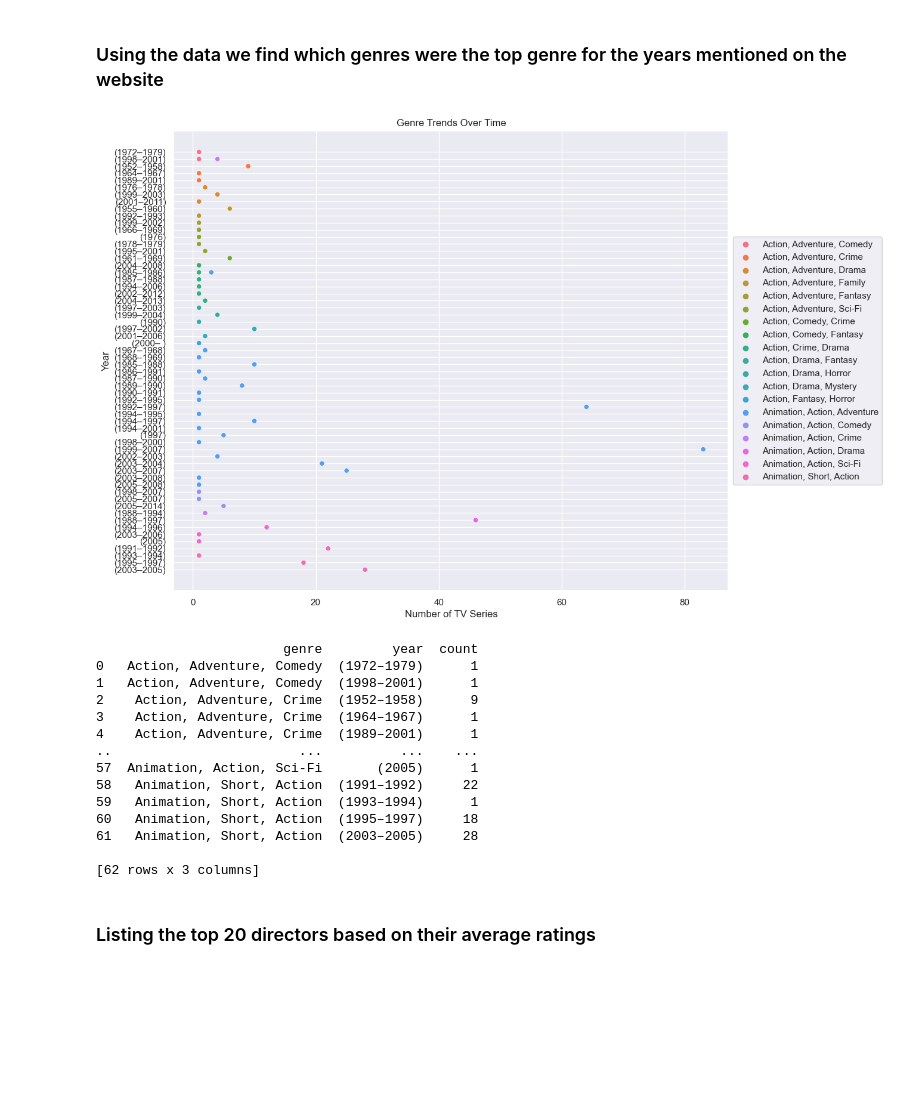
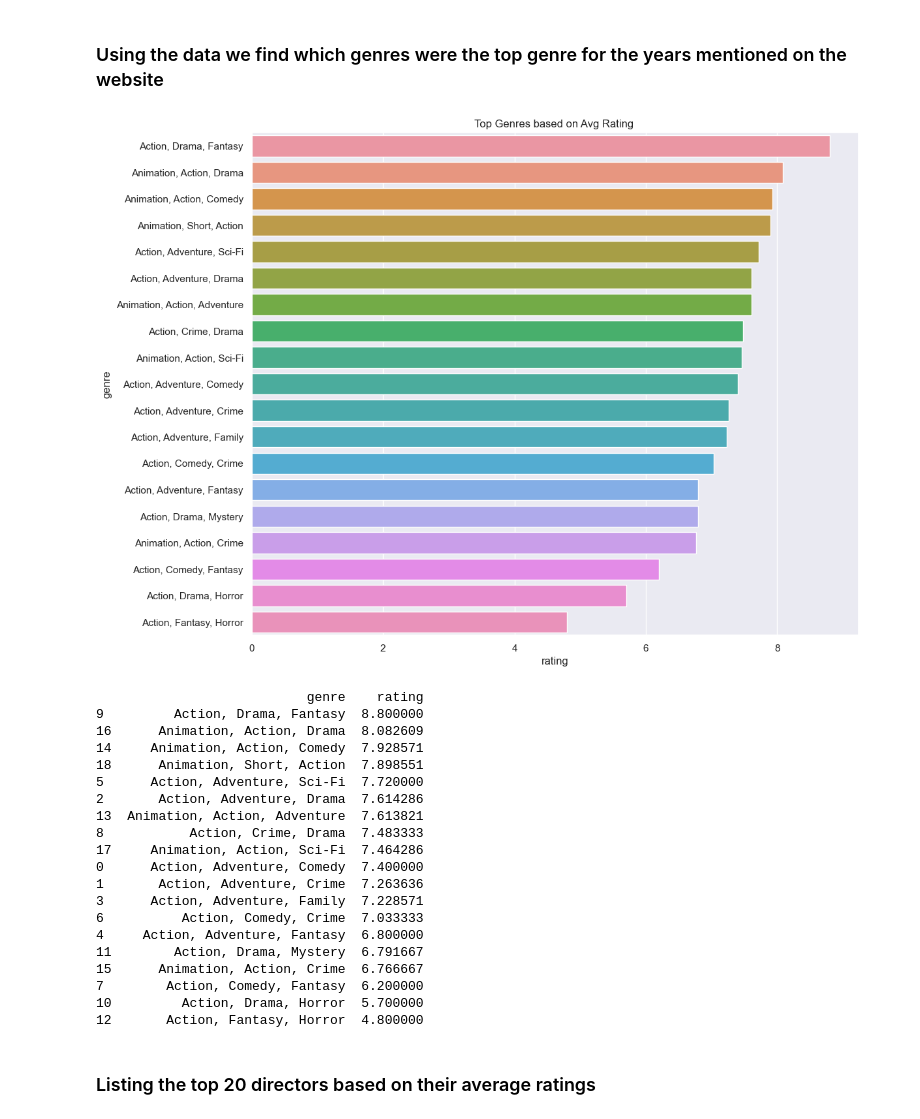
Before and after one commit to prateek-balani/data-analysis, a Jupyter notebook: data-analysis-imdb.ipynb, the cells around one changed output. Drawn from its saved outputs; the diff is of its cells as text; code cells hidden in the pictures; blank space fills up the shorter version.

```diff
--- a/data-analysis-imdb.ipynb
+++ b/data-analysis-imdb.ipynb
@@ -63,38 +58,43 @@ dataload_ex
 # Analysing the data
 # %% [markdown]
 ### Using the data we find which genres were the top genre for the years mentioned on the website
-# %%
-# grouping data
-genre_over_the_years = dataload_ex[["genre","year"]]
-genre_year = genre_over_the_years.groupby(["genre","year"]).size().reset_index(name='count')
-
-
-
-# plot
-sns.scatterplot(data=genre_year, x= "count",y="year", hue="genre")
-plt.xlabel('Number of TV Series')
-plt.ylabel('Year')
-plt.title('Genre Trends Over Time')
-plt.legend(loc='center left', bbox_to_anchor=(1, 0.5))
-
-plt.show()
-print(genre_year)
-# %% [output]
-[figure, removed]
-                        genre         year  count
-0   Action, Adventure, Comedy  (1972–1979)      1
-1   Action, Adventure, Comedy  (1998–2001)      1
-2    Action, Adventure, Crime  (1952–1958)      9
-3    Action, Adventure, Crime  (1964–1967)      1
-4    Action, Adventure, Crime  (1989–2001)      1
-..                        ...          ...    ...
-57  Animation, Action, Sci-Fi       (2005)      1
-58   Animation, Short, Action  (1991–1992)     22
-59   Animation, Short, Action  (1993–1994)      1
-60   Animation, Short, Action  (1995–1997)     18
-61   Animation, Short, Action  (2003–2005)     28
-
-[62 rows x 3 columns]
+# %%
+# grouping data
+
+dataload_ex_copy1 = dataload_ex.copy()
+
+genre_avg_rating = dataload_ex_copy1.explode('genre').groupby('genre')['rating'].mean().reset_index()
+genre_avg_rating = genre_avg_rating.sort_values("rating", ascending=False)
+# plot
+sns.barplot(data=genre_avg_rating, x="rating",y="genre")
+plt.ylabel('genre')
+plt.xlabel('rating')
+plt.title('Top Genres based on Avg Rating ')
+
+plt.show()
+print(genre_avg_rating)
+# %% [output]
+[figure, added]
+                           genre    rating
+9         Action, Drama, Fantasy  8.800000
+16      Animation, Action, Drama  8.082609
+14     Animation, Action, Comedy  7.928571
+18      Animation, Short, Action  7.898551
+5      Action, Adventure, Sci-Fi  7.720000
+2       Action, Adventure, Drama  7.614286
+13  Animation, Action, Adventure  7.613821
+8           Action, Crime, Drama  7.483333
+17     Animation, Action, Sci-Fi  7.464286
+0      Action, Adventure, Comedy  7.400000
+1       Action, Adventure, Crime  7.263636
+3      Action, Adventure, Family  7.228571
+6          Action, Comedy, Crime  7.033333
+4     Action, Adventure, Fantasy  6.800000
+11        Action, Drama, Mystery  6.791667
+15      Animation, Action, Crime  6.766667
+7        Action, Comedy, Fantasy  6.200000
+10         Action, Drama, Horror  5.700000
+12       Action, Fantasy, Horror  4.800000
 # %% [markdown]
 ### Listing the top 20 directors based on their average ratings
 # %%
```
Also changed, not shown: parts of 4 cells of this notebook.
